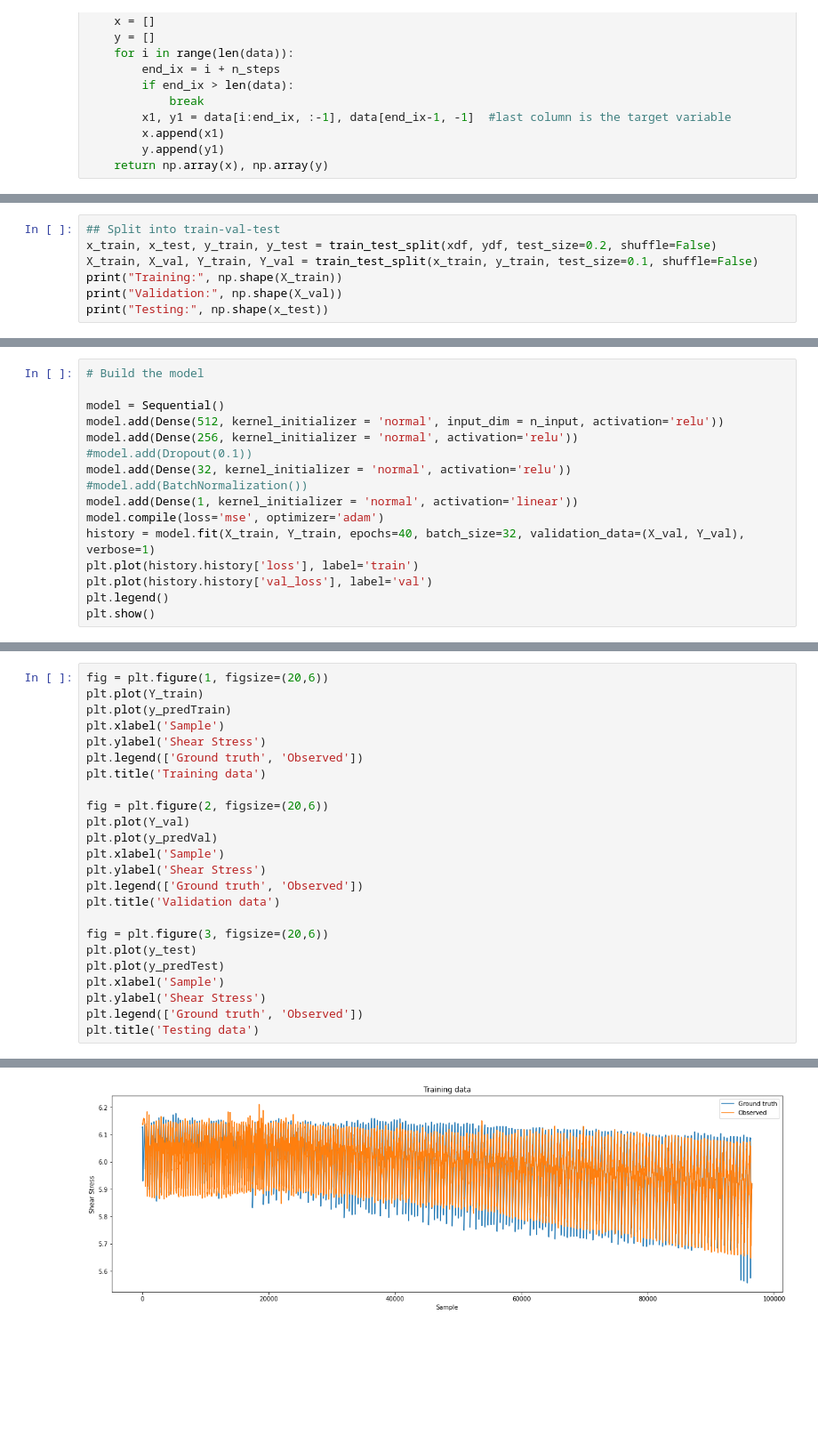
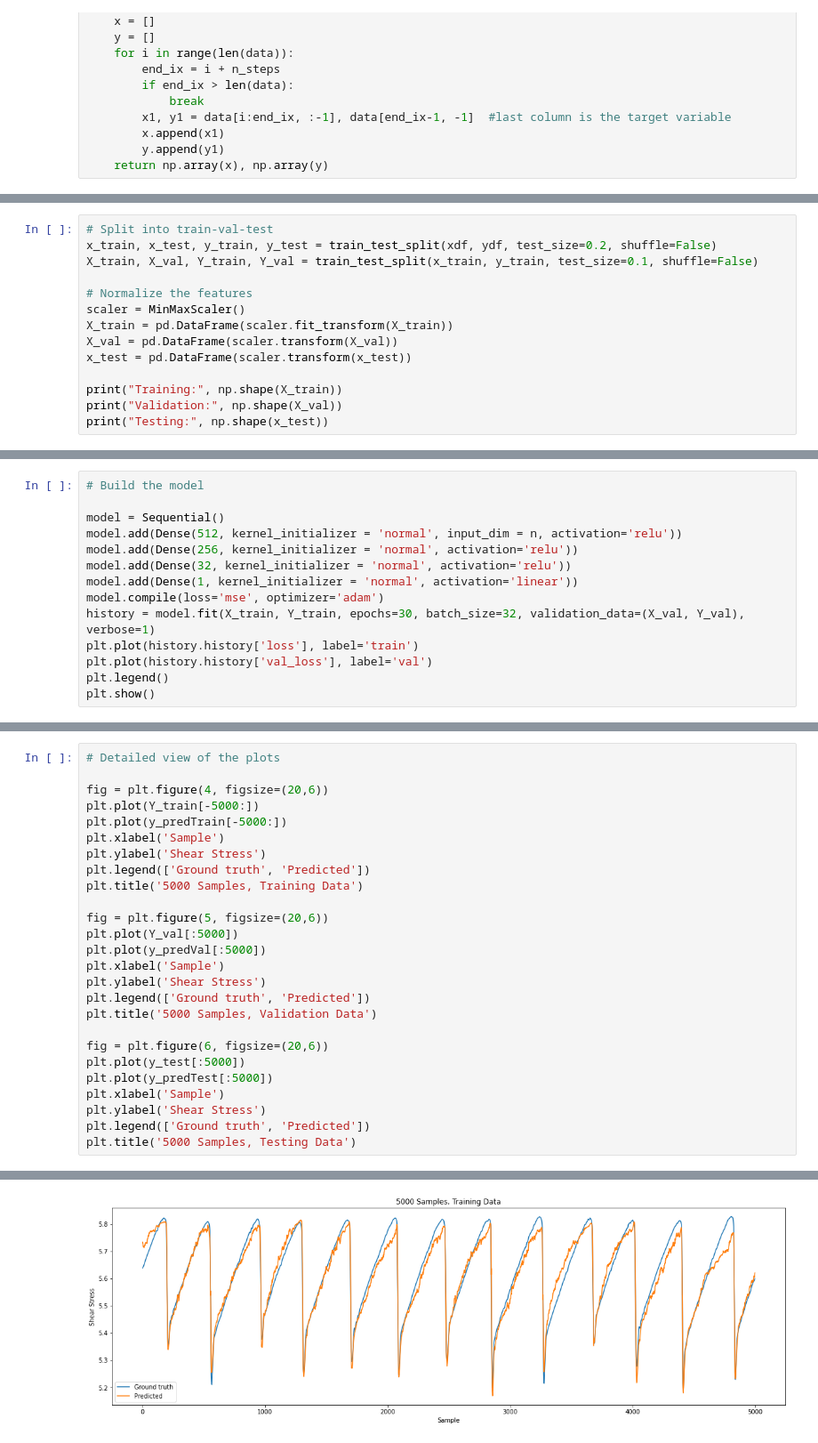
Before and after one commit to vrushaligirkar/Labquake-Prediction, a Jupyter notebook: DeepLearning/mlp_1.ipynb, the cells around one changed output, grey strips where cells are left out. Shown at 89% size. Saved outputs shown, nothing was run; the diff lists cells and outputs as text; blank space fills up the shorter version.

Commit message:
Normalized features

```diff
--- a/DeepLearning/mlp_1.ipynb
+++ b/DeepLearning/mlp_1.ipynb
@@ -72,7 +76,14 @@ Afterreshaping: [4552.7      5686.803699    0.          0.          0.
 # %%
-## Split into train-val-test
+# Split into train-val-test
 x_train, x_test, y_train, y_test = train_test_split(xdf, ydf, test_size=0.2, shuffle=False)
 X_train, X_val, Y_train, Y_val = train_test_split(x_train, y_train, test_size=0.1, shuffle=False)
+
+# Normalize the features
+scaler = MinMaxScaler()
+X_train = pd.DataFrame(scaler.fit_transform(X_train))
+X_val = pd.DataFrame(scaler.transform(X_val))
+x_test = pd.DataFrame(scaler.transform(x_test))
+
 print("Training:", np.shape(X_train))
 print("Validation:", np.shape(X_val))
 print("Testing:", np.shape(x_test))
@@ -84,14 +95,12 @@ Testing: (26808, 6)
 # Build the model
 
 model = Sequential()
-model.add(Dense(512, kernel_initializer = 'normal', input_dim = n_input, activation='relu'))
+model.add(Dense(512, kernel_initializer = 'normal', input_dim = n, activation='relu'))
 model.add(Dense(256, kernel_initializer = 'normal', activation='relu'))
-#model.add(Dropout(0.1))
 model.add(Dense(32, kernel_initializer = 'normal', activation='relu'))
-#model.add(BatchNormalization())
 model.add(Dense(1, kernel_initializer = 'normal', activation='linear'))
 model.compile(loss='mse', optimizer='adam')
-history = model.fit(X_train, Y_train, epochs=40, batch_size=32, validation_data=(X_val, Y_val), verbose=1)
+history = model.fit(X_train, Y_train, epochs=30, batch_size=32, validation_data=(X_val, Y_val), verbose=1)
 plt.plot(history.history['loss'], label='train')
 plt.plot(history.history['val_loss'], label='val')
 plt.legend()
@@ -157,25 +189,27 @@ RMSE:  0.04769290266897169 0.059016586989161166 0.0780230865722693
 # %%
-fig = plt.figure(1, figsize=(20,6))
-plt.plot(Y_train)
-plt.plot(y_predTrain)
+# Detailed view of the plots
+
+fig = plt.figure(4, figsize=(20,6))
+plt.plot(Y_train[-5000:])
+plt.plot(y_predTrain[-5000:])
 plt.xlabel('Sample')
 plt.ylabel('Shear Stress')
-plt.legend(['Ground truth', 'Observed'])
-plt.title('Training data')
+plt.legend(['Ground truth', 'Predicted'])
+plt.title('5000 Samples, Training Data')
 
-fig = plt.figure(2, figsize=(20,6))
-plt.plot(Y_val)
-plt.plot(y_predVal)
+fig = plt.figure(5, figsize=(20,6))
+plt.plot(Y_val[:5000])
+plt.plot(y_predVal[:5000])
 plt.xlabel('Sample')
 plt.ylabel('Shear Stress')
-plt.legend(['Ground truth', 'Observed'])
-plt.title('Validation data')
+plt.legend(['Ground truth', 'Predicted'])
+plt.title('5000 Samples, Validation Data')
 
-fig = plt.figure(3, figsize=(20,6))
-plt.plot(y_test)
-plt.plot(y_predTest)
+fig = plt.figure(6, figsize=(20,6))
+plt.plot(y_test[:5000])
+plt.plot(y_predTest[:5000])
 plt.xlabel('Sample')
 plt.ylabel('Shear Stress')
-plt.legend(['Ground truth', 'Observed'])
-plt.title('Testing data')
+plt.legend(['Ground truth', 'Predicted'])
+plt.title('5000 Samples, Testing Data')
 # %% [output]
@@ -183 +217 @@ Text(0.5, 1.0, 'Testing data')
-[figure, old version]
+[figure, new version]
```
Also changed, not shown: parts of 12 cells of this notebook, 1 other file.
